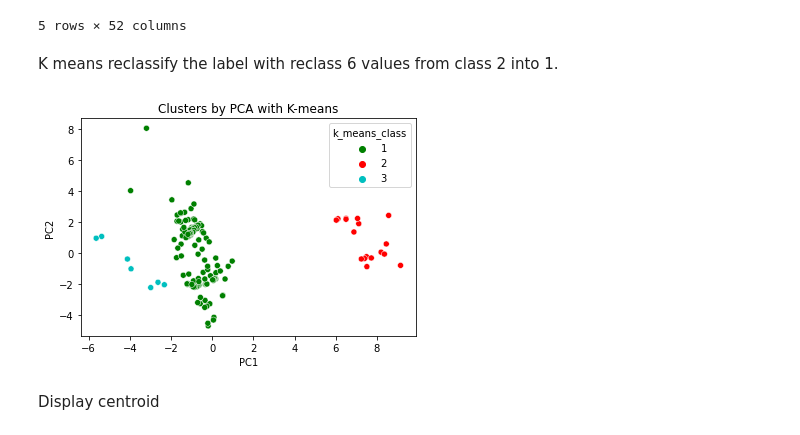
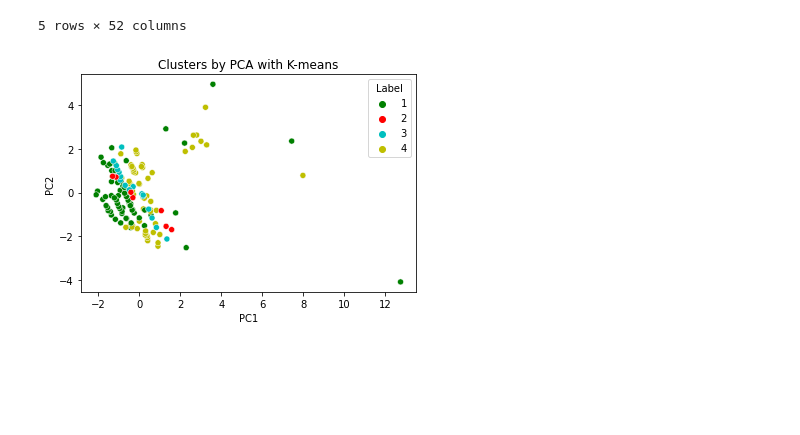
Before and after one commit to goldslime123/csc3005-DA, a Jupyter notebook: MeterD.ipynb, the cells around one changed output. Drawn from its saved outputs; the diff is of its cells as text; code cells hidden in the pictures; blank space fills up the shorter version.

```diff
--- a/MeterD.ipynb
+++ b/MeterD.ipynb
@@ -594,8 +500,0 @@ X=scaler.fit_transform(X)
-# %%
-from sklearn.decomposition import PCA
-
-pca = PCA(0.95)#0.99
-pca.fit(df_median_meterD)
-X_pca = pca.fit_transform(df_median_meterD)
-print("original shape:   ", X.shape)
-print("transformed shape:", X_pca.shape)
@@ -1331,5 +1130,5 @@ Initialise and fit data
 # %%
-kmeans_pca = KMeans(n_clusters=3,init='k-means++',random_state=0)
+kmeans_pca = KMeans(n_clusters=4,init='k-means++',random_state=0)
 # fit data into kmeans model
 kmeans_pca.fit(X_pca)
 # %% [output]
@@ -1339,6 +1136,6 @@ Create new dataframe and display new PC results with new K means label
 # %%
 df_segm_pca_kmeans = pd.concat([dataset.reset_index(drop=True),pd.DataFrame(X_pca)],axis=1)
-df_segm_pca_kmeans.columns.values[-6:] =['PC1','PC2','PC3','PC4','PC5','PC6']
+df_segm_pca_kmeans.columns.values[-4:] =['PC1','PC2','PC3','PC4']
 df_segm_pca_kmeans['K-means']= kmeans_pca.labels_
 df_segm_pca_kmeans.head()
 # %% [output]
@@ -1349,16 +1146,15 @@ df_segm_pca_kmeans.head()
 | 3 | 1.09083 | 1.01319 | 0.99491 | 3.39944 | 3.72500 | 3.66056 | ... |
 | 4 | 1.09382 | 1.00972 | 1.00362 | 3.39889 | 3.70278 | 3.68139 | ... |
 5 rows × 52 columns
-# %%
-df_segm_pca_kmeans['k_means_class']=df_segm_pca_kmeans['K-means'].map({0:1,1:3,2:2})
-# %% [markdown]
-K means reclassify the label with reclass 6 values from class 2 into 1.
 # %%
+df_segm_pca_kmeans['Label']=df_segm_pca_kmeans['K-means'].map({0:1,1:2,2:3,3:4})
+
 import seaborn as sns
+
 x_axis= df_segm_pca_kmeans['PC1']
 y_axis= df_segm_pca_kmeans['PC2']
-sns.scatterplot(x_axis,y_axis,hue=df_segm_pca_kmeans['k_means_class'],palette=['g','r','c'])
+sns.scatterplot(x_axis,y_axis,hue=df_segm_pca_kmeans['Label'],palette=['g','r','c','y'])
 plt.title('Clusters by PCA with K-means')
 plt.show()
 # %% [output]
-[figure, old version]
+[figure, new version]
@@ -1369,2 +1160,0 @@ y_kmeans = kmeans.predict(X_pca)
-# %% [markdown]
-Display centroid
```
Also changed, not shown: parts of 109 cells of this notebook.
